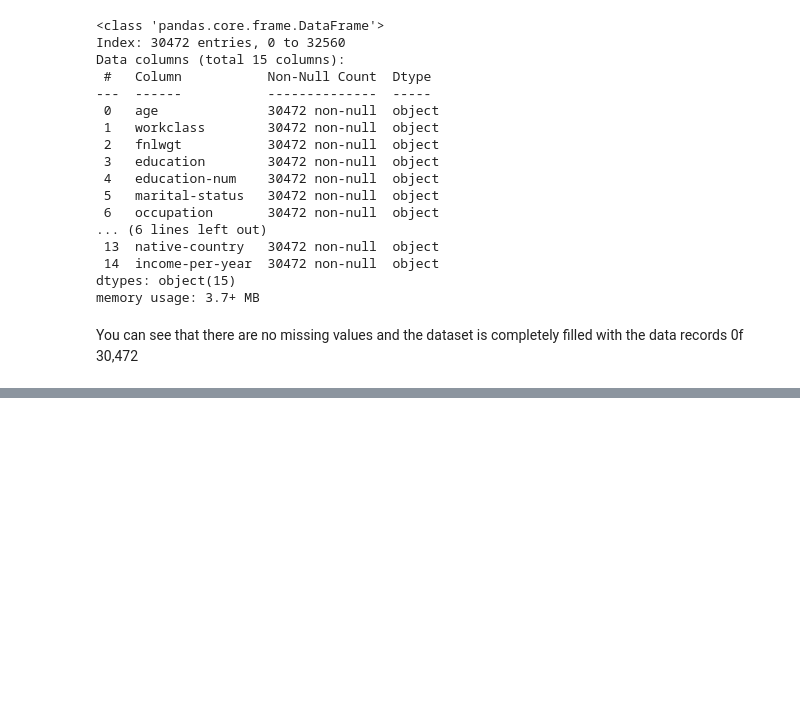
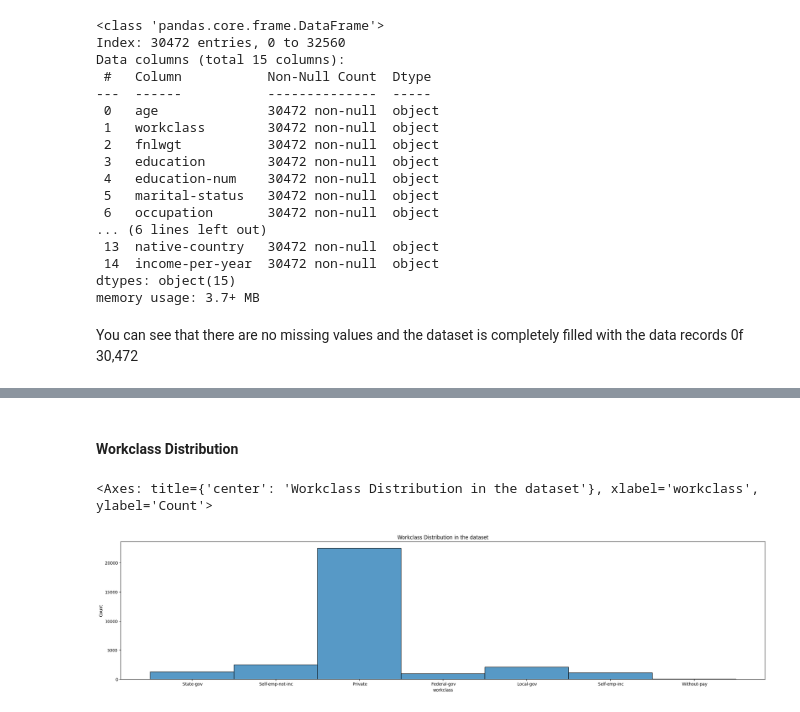
Before and after one commit to SandinMaheeshakya/ML-Income-Prediction-System, a Jupyter notebook: Pre-Processing Data.ipynb, the cells around one changed output, grey strips where cells are left out. Saved outputs shown, nothing was run; the diff lists cells and outputs as text; code cells hidden in the pictures; blank space fills up the shorter version.

```diff
--- a/Pre-Processing Data.ipynb
+++ b/Pre-Processing Data.ipynb
@@ -635,0 +666,10 @@ adult_dataset.describe()
+# %% [markdown]
+#### Workclass Distribution
+# %%
+# Workclass Distribution
+plt.figure(figsize=(28, 6))
+plt.title("Workclass Distribution in the dataset")
+sns.histplot(adult_dataset.workclass,label=column)
+# %% [output]
+<Axes: title={'center': 'Workclass Distribution in the dataset'}, xlabel='workclass', ylabel='Count'>
+[figure, added]
```
Also changed, not shown: parts of 17 cells of this notebook.
